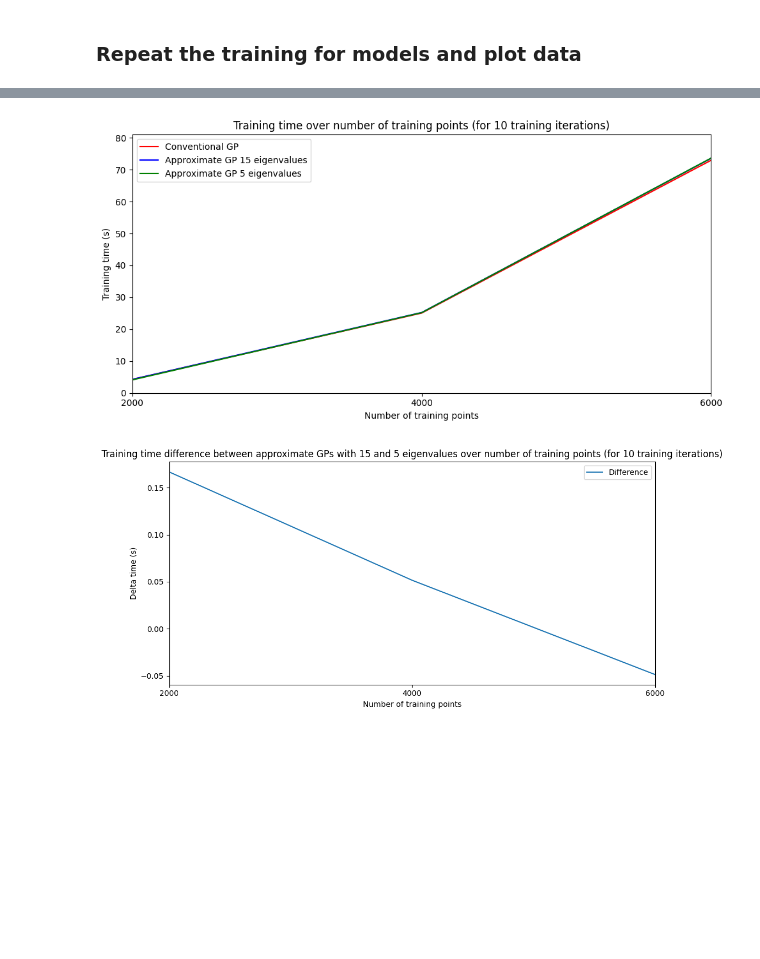
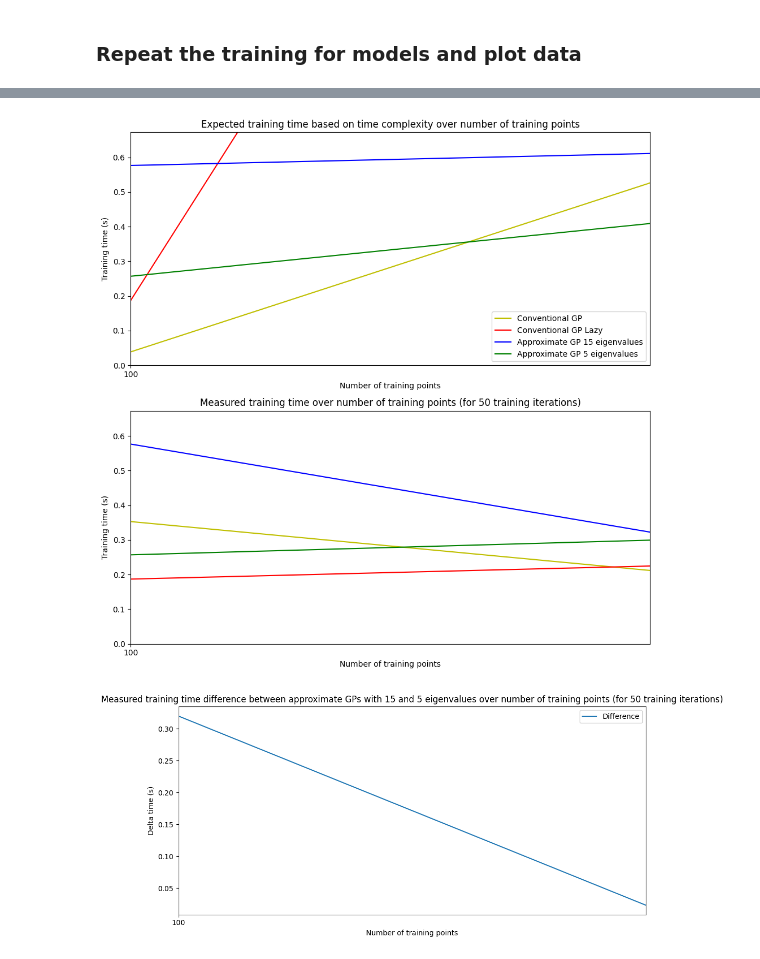
Before and after one commit to Cef0PT/famgpytorch, a Jupyter notebook: playground/multi_output_time_over_number_of_training_points.ipynb, the cells around one changed output, grey strips where cells are left out. Saved outputs shown, nothing was run; the diff lists cells and outputs as text; code cells hidden in the pictures; blank space fills up the shorter version.

Commit message:
further optimizations including usage of linear conjugate gradients method

```diff
--- a/playground/multi_output_time_over_number_of_training_points.ipynb
+++ b/playground/multi_output_time_over_number_of_training_points.ipynb
@@ -20,7 +20,7 @@ import famgpytorch
 %autoreload 2
 torch.manual_seed(42)
 
-DATA_PATH = "./temp/time_over_sample_nb_multi.csv"
+DATA_PATH = "temp/time_over_sample_nb_multi.csv"
 
 device = torch.device('cuda' if torch.cuda.is_available() else 'cpu')
 print(f"Training on {torch.cuda.get_device_name(device) if device.type == 'cuda' else 'CPU'}.")
@@ -161,5 +191,5 @@ def repeat_train(model_types, training_sample_nbs, truncate_file=False):
 # %% [markdown]
 ### Repeat the training for models and plot data
 # %%
-sample_nbs = np.arange(2000, 6001, 2000)
-repeat_train([ConventionalGPModel, ApproxGPModel15, ApproxGPModel5], sample_nbs, truncate_file=True)
+sample_nbs = np.arange(100, 401, 200)
+repeat_train([ConventionalGPModel, ConventionalGPModelLinearCG, ApproxGPModel15, ApproxGPModel5], sample_nbs, truncate_file=True)
@@ -223,46 +279,61 @@ f.tight_layout()
 # %%
 # plot results
-f, ax1 = plt.subplots(1, 1, figsize=(10, 5))
+f, (ax1, ax2) = plt.subplots(2, 1, figsize=(10, 10))
 
-x_min, x_max = np.min(sample_nbs), np.max(sample_nbs)
-y_max = np.max(train_t[1:])
+x_min, x_max = np.nanmin(sample_nbs), np.nanmax(sample_nbs)
+y_max = max(np.nanmax(train_t[2:]), np.max(expected_train_t[2:]))
 
-# plot training time
-ax1.set_title("Training time over number of training points (for 10 training iterations)")
+ax1.set_title("Expected training time based on time complexity over number of training points")
 ax1.set_xlabel("Number of training points")
 ax1.set_ylabel("Training time (s)")
 
-ax1.plot(sample_nbs, train_t[0], 'r')
-ax1.plot(sample_nbs, train_t[1], 'b')
-ax1.plot(sample_nbs, train_t[2], 'g')
+ax1.plot(sample_nbs, expected_train_t[0], 'y')
+ax1.plot(sample_nbs, expected_train_t[1], 'r')
+ax1.plot(sample_nbs, expected_train_t[2], 'b')
+ax1.plot(sample_nbs, expected_train_t[3], 'g')
 
 ax1.set_ylim(0, y_max + y_max / 10)
 ax1.set_xlim(x_min, x_max)
-ax1.set_xticks(sample_nbs)
+ax1.set_xticks(np.arange(x_min, x_max + 1, 4000))
 ax1.legend(["Conventional GP", "Approximate GP 15 eigenvalues", "Approximate GP 5 eigenvalues"])
 
+# plot training time
+ax2.set_title("Measured training time over number of training points (for 50 training iterations)")
+ax2.set_xlabel("Number of training points")
+ax2.set_ylabel("Training time (s)")
+
+ax2.plot(sample_nbs, train_t[0], 'y')
+ax2.plot(sample_nbs, train_t[1], 'r')
+ax2.plot(sample_nbs, train_t[2], 'b')
+ax2.plot(sample_nbs, train_t[3], 'g')
+
+ax2.set_ylim(0, y_max + y_max / 10)
+ax2.set_xlim(x_min, x_max)
+ax2.set_xticks(np.arange(x_min, x_max + 1, 4000))
+ax1.legend(["Conventional GP", "Conventional GP Lazy", "Approximate GP 15 eigenvalues", "Approximate GP 5 eigenvalues"])
+
 f.tight_layout()
 # %% [output]
-[figure, old version]
+[figure, new version]
 # %%
 # plot difference between runtime of approx GPs wit 15 and 5 eigenvalues
-train_diff = train_t[1] - train_t[2]
+train_diff = train_t[2] - train_t[3]
 
 f, ax1 = plt.subplots(1, 1, figsize=(10, 5))
 
-x_min, x_max = np.min(sample_nbs), np.max(sample_nbs)
+x_min, x_max = np.nanmin(sample_nbs), np.nanmax(sample_nbs)
 y_max = np.nanmax(train_diff)
 
-ax1.set_title("Training time difference between approximate GPs with 15 and 5 eigenvalues over number of training points (for 10 training iterations)")
+ax1.set_title("Measured training time difference between approximate GPs with 15 and 5 eigenvalues over number of training points (for 50 training iterations)")
 ax1.set_xlabel("Number of training points")
 ax1.set_ylabel("Delta time (s)")
 
 ax1.plot(sample_nbs, train_diff)
 
 ax1.set_xlim(x_min, x_max)
-ax1.set_xticks(sample_nbs)
+ax1.set_xticks(np.arange(x_min, x_max + 1, 4000))
 ax1.legend(["Difference"])
 
 f.tight_layout()
 # %% [output]
-[figure, old version]
+[figure, new version]
```
Also changed, not shown: parts of 5 cells of this notebook, 14 other files.
